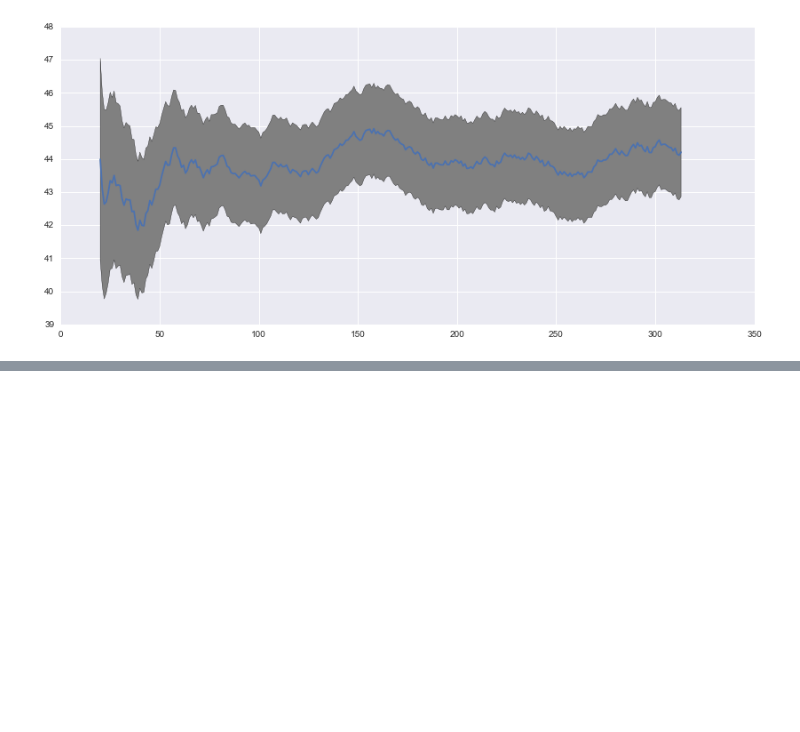
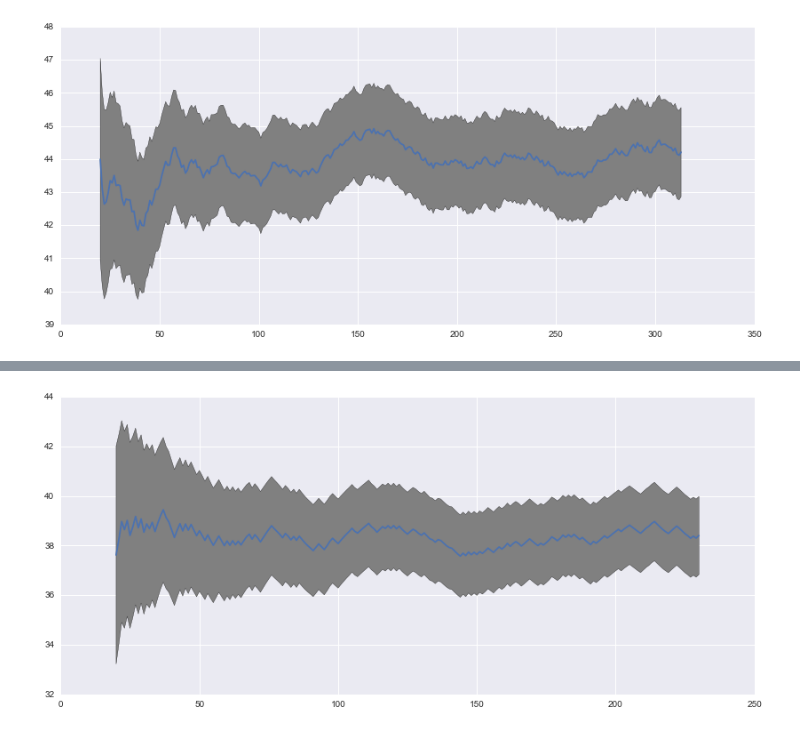
Before and after one commit to DanielVF/Halite-Ranking-Viz, a Jupyter notebook: Trueskill-Seaborn.ipynb, the cells around one changed output, grey strips where cells are left out. Cells and saved outputs as stored; diff of their text form; code cells hidden in the pictures; blank space fills up the shorter version.

```diff
--- a/Trueskill-Seaborn.ipynb
+++ b/Trueskill-Seaborn.ipynb
@@ -111,0 +116,4 @@ plot_converge(players_low_tau["tmseiler"])
+# %%
+plot_converge(players_topbottom["tmseiler"])
+# %% [output]
+[figure, added]
```
Also changed, not shown: parts of 8 cells of this notebook, 1 other file.
